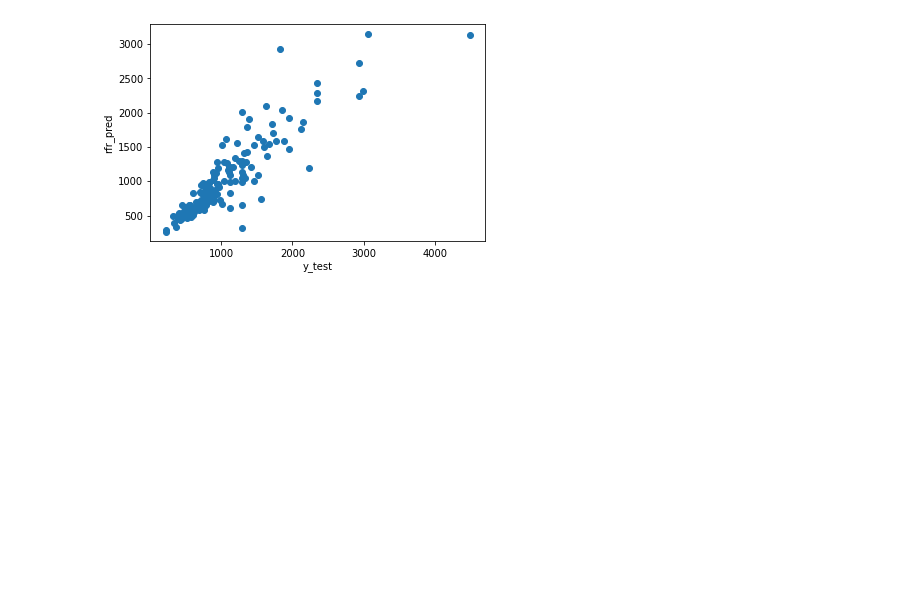
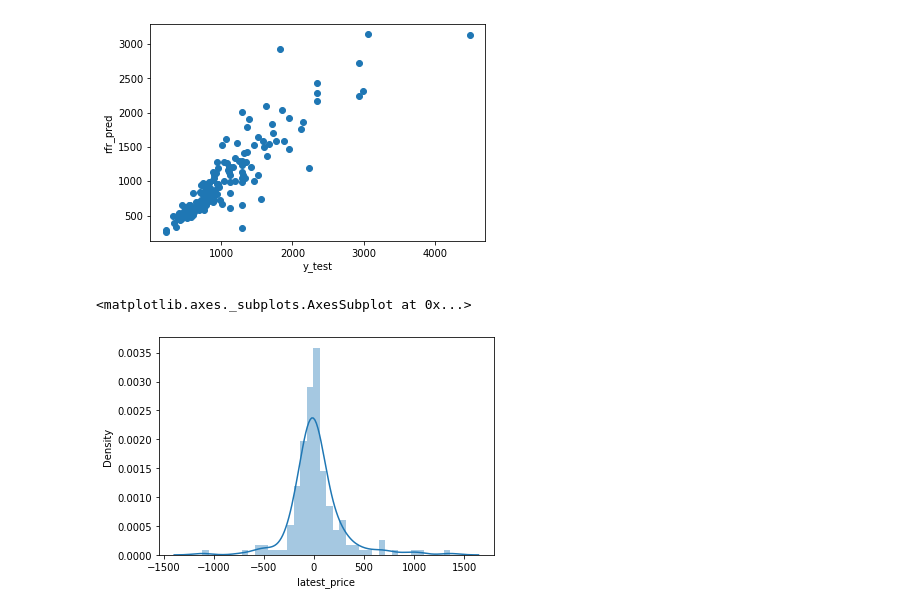
Before and after one commit to j-o-s-h-0/Laptop-Price-Prediction, a Jupyter notebook: Laptop_Price_Prediction.ipynb, the cells around one changed output. Saved outputs shown, nothing was run; the diff lists cells and outputs as text; code cells hidden in the pictures; blank space fills up the shorter version.

```diff
--- a/Laptop_Price_Prediction.ipynb
+++ b/Laptop_Price_Prediction.ipynb
@@ -189,3 +244,9 @@ plt.ylabel('rfr_pred')
 # %% [output]
 Text(0, 0.5, 'rfr_pred')
 [figure]
+# %%
+# Residual Error
+sns.distplot((y_test - rfr_pred))
+# %% [output]
+<matplotlib.axes._subplots.AxesSubplot at 0x...>
+[figure, added]
```
Also changed, not shown: parts of 12 cells of this notebook.
